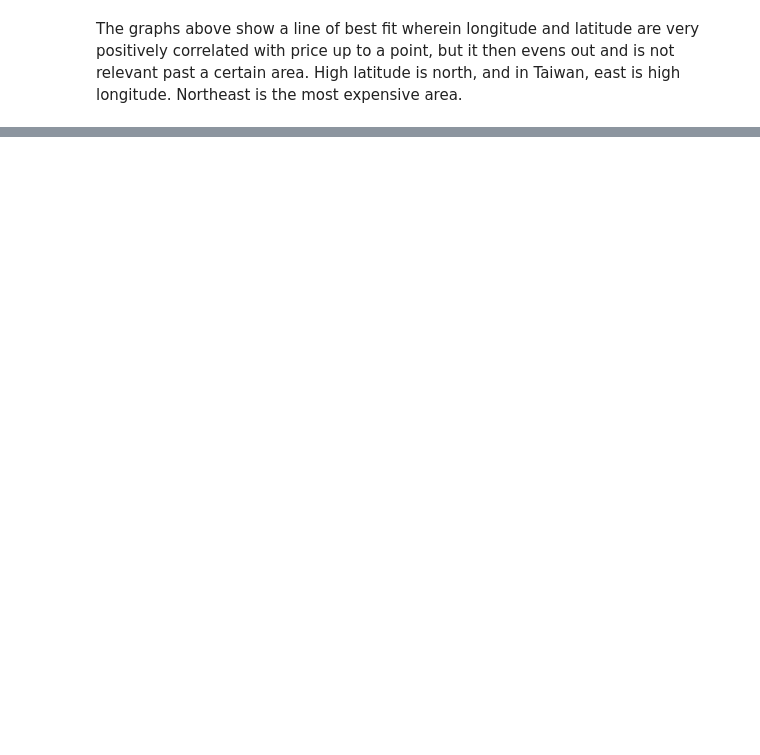
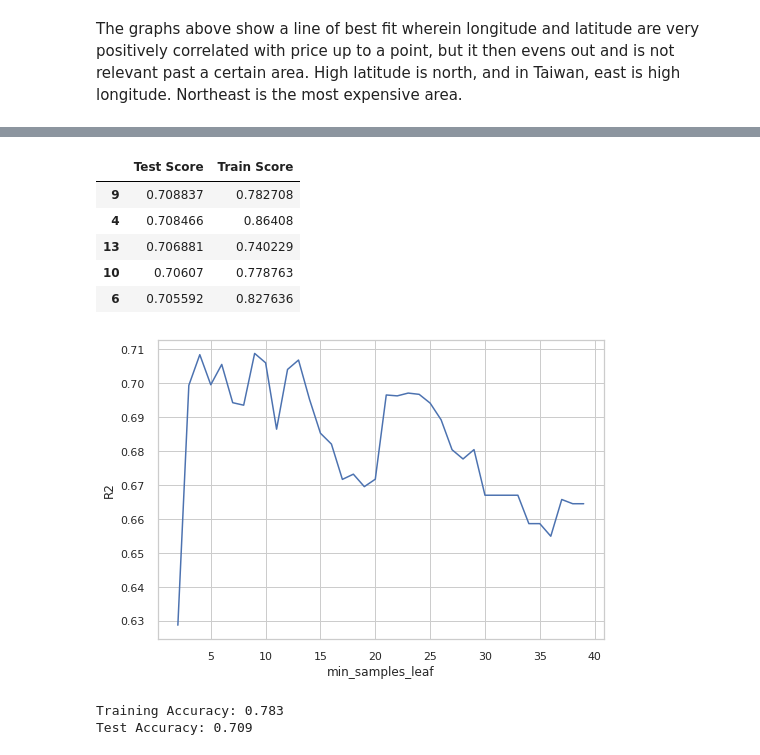
Before and after one commit to blakedshull/datascience, a Jupyter notebook: Project_2.ipynb, the cells around one changed output, grey strips where cells are left out. Saved outputs shown, nothing was run; the diff lists cells and outputs as text; code cells hidden in the pictures; blank space fills up the shorter version.

```diff
--- a/Project_2.ipynb
+++ b/Project_2.ipynb
@@ -175,0 +257,32 @@ The graphs above show a line of best fit wherein longitude and latitude are very
+# %%
+samples = list(range(2, 40))
+scores2 = pd.DataFrame(index=samples, columns=['Test Score','Train Score'])
+for sample in samples:
+    dec_tree_fin = DecisionTreeRegressor(min_samples_leaf=sample, random_state=42)
+    dec_tree_fin.fit(X_train, y_train)
+    train_score = dec_tree_fin.score(X_train, y_train)
+    test_score = dec_tree_fin.score(X_test, y_test)
+    scores2.loc[sample, 'Train Score'] = train_score
+    scores2.loc[sample, 'Test Score'] = test_score
+plt.plot(samples, scores2['Test Score'])
+plt.xlabel('min_samples_leaf')
+plt.ylabel('R2');
+sorted_scores2 = scores2.sort_values(by='Test Score', ascending=False)
+sorted_scores2.head()
+# %% [output]
+|  | Test Score | Train Score |
+| 9 | 0.708837 | 0.782708 |
+| 4 | 0.708466 | 0.86408 |
+| 13 | 0.706881 | 0.740229 |
+| 10 | 0.70607 | 0.778763 |
+| 6 | 0.705592 | 0.827636 |
+[figure, added]
+# %%
+dec_tree_fin = DecisionTreeRegressor(min_samples_leaf = 9, random_state = 42)
+dec_tree_fin.fit(X_train, y_train)
+train_3_score = dec_tree_fin.score(X_train, y_train)
+test_3_score = dec_tree_fin.score(X_test, y_test)
+evaluate(dec_tree_fin, X_train, X_test, y_train, y_test)
+# %% [output]
+Training Accuracy: 0.783
+Test Accuracy: 0.709
```
Also changed, not shown: parts of 28 cells of this notebook.
